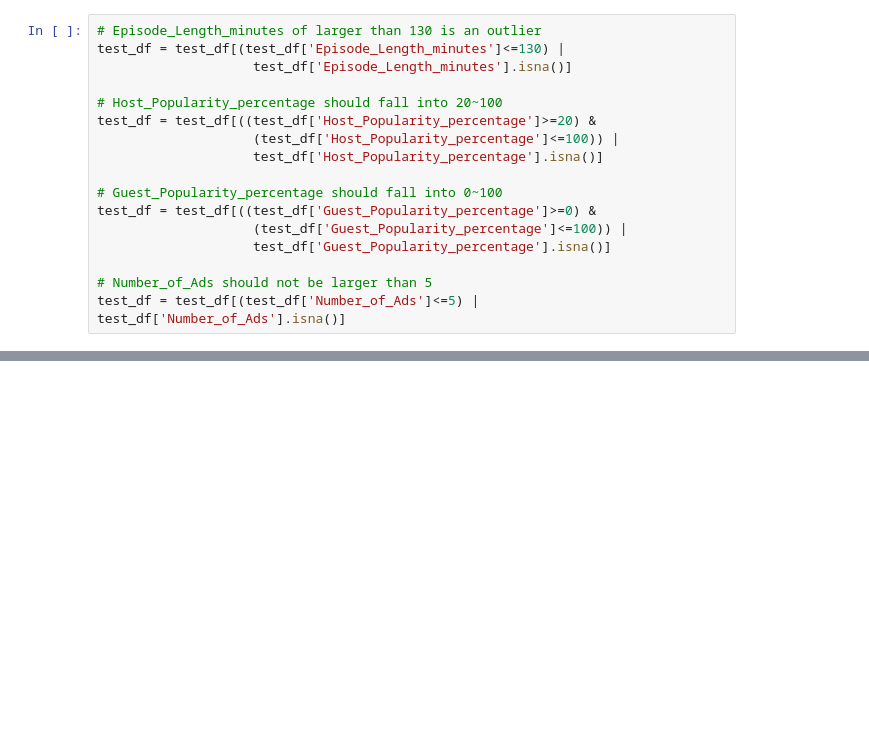
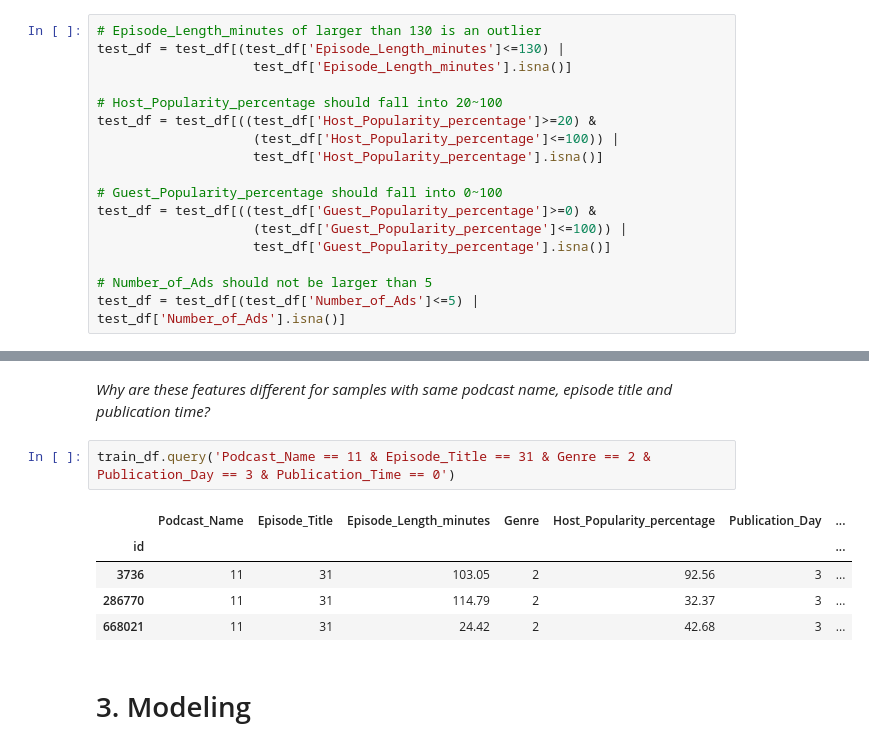
Before and after one commit to twparzi4/kaggle-predict_podcast_listening_time, a Jupyter notebook: Podcast Listening Time.ipynb, the cells around one changed output, grey strips where cells are left out. Drawn from its saved outputs; the diff is of its cells as text; blank space fills up the shorter version.

```diff
--- a/Podcast Listening Time.ipynb
+++ b/Podcast Listening Time.ipynb
@@ -269,0 +364,12 @@ First, we need to make some adjustments on string features.
+# %% [markdown]
+*Why are these features different for samples with same podcast name, episode title and publication time?*
+# %%
+train_df.query('Podcast_Name == 11 & Episode_Title == 31 & Genre == 2 & Publication_Day == 3 & Publication_Time == 0')
+# %% [output]
+|  | Podcast_Name | Episode_Title | Episode_Length_minutes | Genre | Host_Popularity_percentage | Publication_Day | ... |
+| id |  |  |  |  |  |  | ... |
+| 3736 | 11 | 31 | 103.05 | 2 | 92.56 | 3 | ... |
+| 286770 | 11 | 31 | 114.79 | 2 | 32.37 | 3 | ... |
+| 668021 | 11 | 31 | 24.42 | 2 | 42.68 | 3 | ... |
+# %% [markdown]
+# 3. Modeling
```
Also changed, not shown: parts of 11 cells of this notebook.
